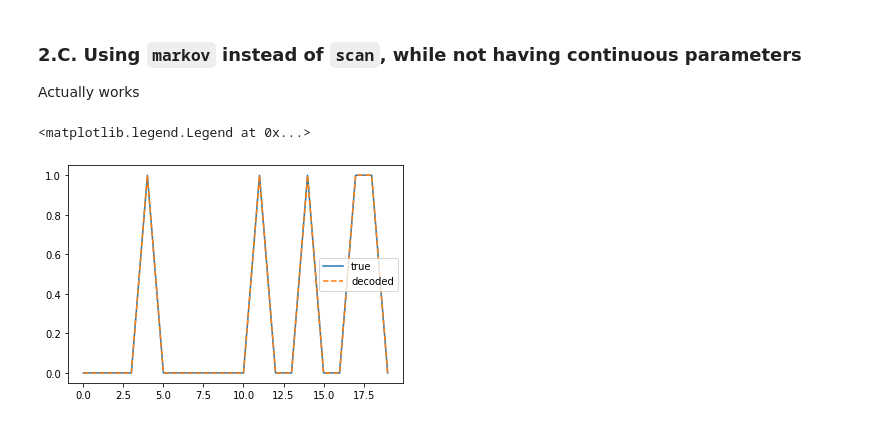
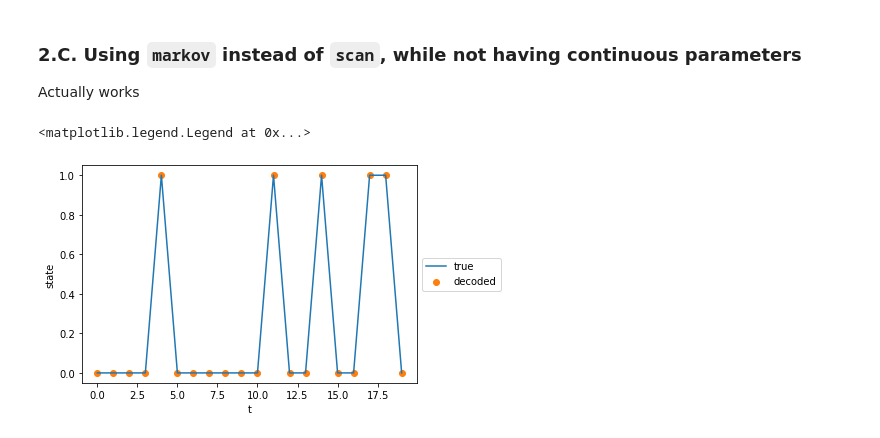
Before and after one commit to Sibgatulin/learning_bayes, a Jupyter notebook: notebooks/hmm-infer_discrete-mwe.ipynb, the cells around one changed output. Saved outputs shown, nothing was run; the diff lists cells and outputs as text; code cells hidden in the pictures.

Commit message:
First notebook
Exploring (naive?) ways how to infer discrete states in a vanilla
HMM after learning its parameters with NUTS+variable elimination

```diff
--- a/notebooks/hmm-infer_discrete-mwe.ipynb
+++ b/notebooks/hmm-infer_discrete-mwe.ipynb
@@ -252,9 +252,11 @@ states = np.array(infer_states(trans_post, y_obs))
 # %%
 t = np.arange(len(s_gt))
 
 plt.plot(t, s_gt, label="true")
-plt.plot(t, states, label="decoded", linestyle="--")
-plt.legend()
+plt.scatter(t, states, label="decoded", c="C1")
+plt.ylabel("state")
+plt.xlabel("t")
+plt.legend(bbox_to_anchor=(1., .5), loc="center left")
 # %% [output]
 <matplotlib.legend.Legend at 0x...>
-[figure, old version]
+[figure, new version]
```
Also changed, not shown: parts of 5 cells of this notebook.
